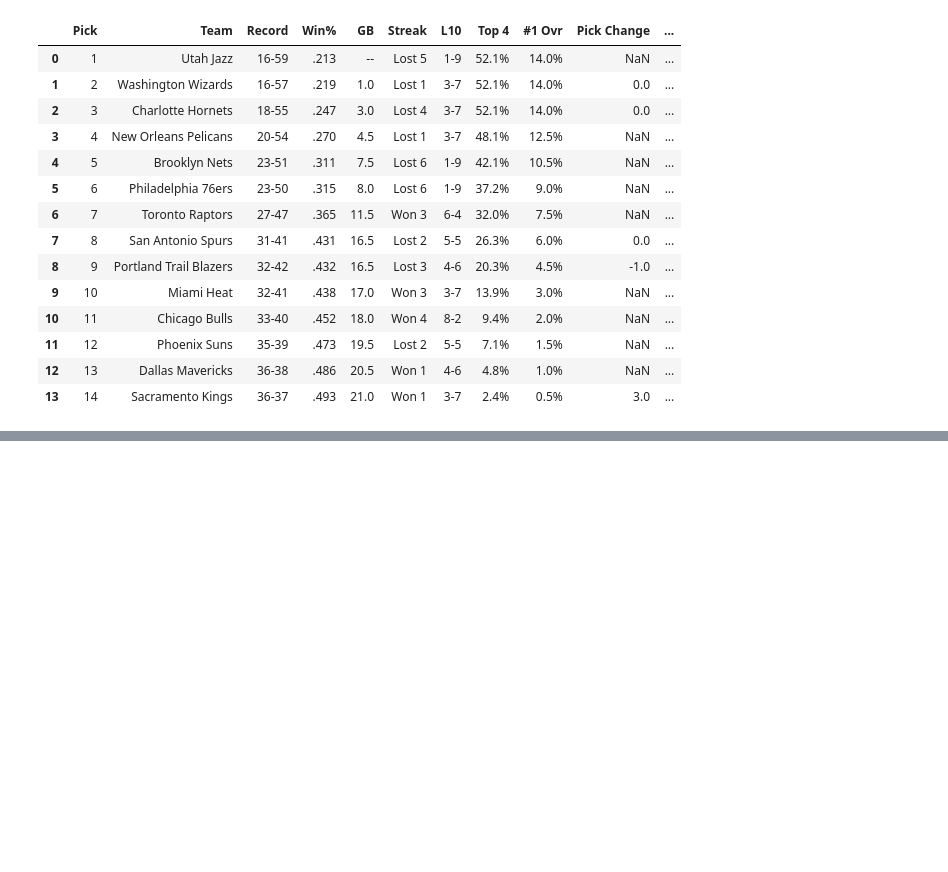
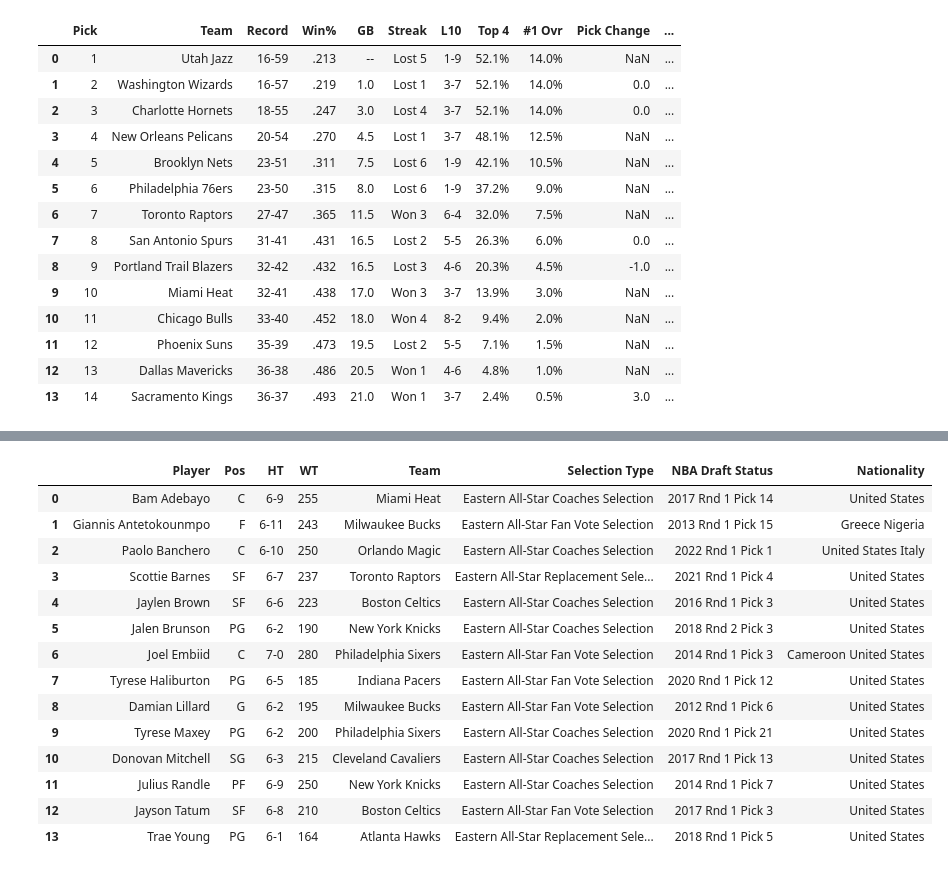
Before and after one commit to lambertaa/nba-analysis, a Jupyter notebook: nba_draft_lottery/draft_lottery_adjust.ipynb, the cells around one changed output, grey strips where cells are left out. Cells and saved outputs as stored; diff of their text form; code cells hidden in the pictures; blank space fills up the shorter version.

```diff
--- a/nba_draft_lottery/draft_lottery_adjust.ipynb
+++ b/nba_draft_lottery/draft_lottery_adjust.ipynb
@@ -184,0 +247,37 @@ df_adjusted
+# %%
+from io import StringIO
+
+
+base_url = "https://basketball.realgm.com/nba/allstar/game/rosters"
+
+# years = list(range(1951, 2025))
+year=2024
+# Send a GET request to the page URL
+response = requests.get(f"{base_url}/{year}")
+
+if response.status_code == 200:
+    # Parse the HTML content using BeautifulSoup
+    soup = BeautifulSoup(response.content, "html.parser")
+    tables = soup.find_all("table", class_="table-compact")
+
+    year_df_list = []
+    for table in tables:
+        year_df_list.append(pd.read_html(StringIO(str(table)))[0])
+# %%
+year_df_list[0]
+# %% [output]
+|  | Player | Pos | HT | WT | Team | Selection Type | NBA Draft Status | Nationality |
+| 0 | Bam Adebayo | C | 6-9 | 255 | Miami Heat | Eastern All-Star Coaches Selection | 2017 Rnd 1 Pick 14 | United States |
+| 1 | Giannis Antetokounmpo | F | 6-11 | 243 | Milwaukee Bucks | Eastern All-Star Fan Vote Selection | 2013 Rnd 1 Pick 15 | Greece Nigeria |
+| 2 | Paolo Banchero | C | 6-10 | 250 | Orlando Magic | Eastern All-Star Coaches Selection | 2022 Rnd 1 Pick 1 | United States Italy |
+| 3 | Scottie Barnes | SF | 6-7 | 237 | Toronto Raptors | Eastern All-Star Replacement Sele... | 2021 Rnd 1 Pick 4 | United States |
+| 4 | Jaylen Brown | SF | 6-6 | 223 | Boston Celtics | Eastern All-Star Coaches Selection | 2016 Rnd 1 Pick 3 | United States |
+| 5 | Jalen Brunson | PG | 6-2 | 190 | New York Knicks | Eastern All-Star Coaches Selection | 2018 Rnd 2 Pick 3 | United States |
+| 6 | Joel Embiid | C | 7-0 | 280 | Philadelphia Sixers | Eastern All-Star Fan Vote Selection | 2014 Rnd 1 Pick 3 | Cameroon United States |
+| 7 | Tyrese Haliburton | PG | 6-5 | 185 | Indiana Pacers | Eastern All-Star Fan Vote Selection | 2020 Rnd 1 Pick 12 | United States |
+| 8 | Damian Lillard | G | 6-2 | 195 | Milwaukee Bucks | Eastern All-Star Fan Vote Selection | 2012 Rnd 1 Pick 6 | United States |
+| 9 | Tyrese Maxey | PG | 6-2 | 200 | Philadelphia Sixers | Eastern All-Star Coaches Selection | 2020 Rnd 1 Pick 21 | United States |
+| 10 | Donovan Mitchell | SG | 6-3 | 215 | Cleveland Cavaliers | Eastern All-Star Coaches Selection | 2017 Rnd 1 Pick 13 | United States |
+| 11 | Julius Randle | PF | 6-9 | 250 | New York Knicks | Eastern All-Star Coaches Selection | 2014 Rnd 1 Pick 7 | United States |
+| 12 | Jayson Tatum | SF | 6-8 | 210 | Boston Celtics | Eastern All-Star Fan Vote Selection | 2017 Rnd 1 Pick 3 | United States |
+| 13 | Trae Young | PG | 6-1 | 164 | Atlanta Hawks | Eastern All-Star Replacement Sele... | 2018 Rnd 1 Pick 5 | United States |
```
Also changed, not shown: parts of 8 cells of this notebook, 1 other file.
